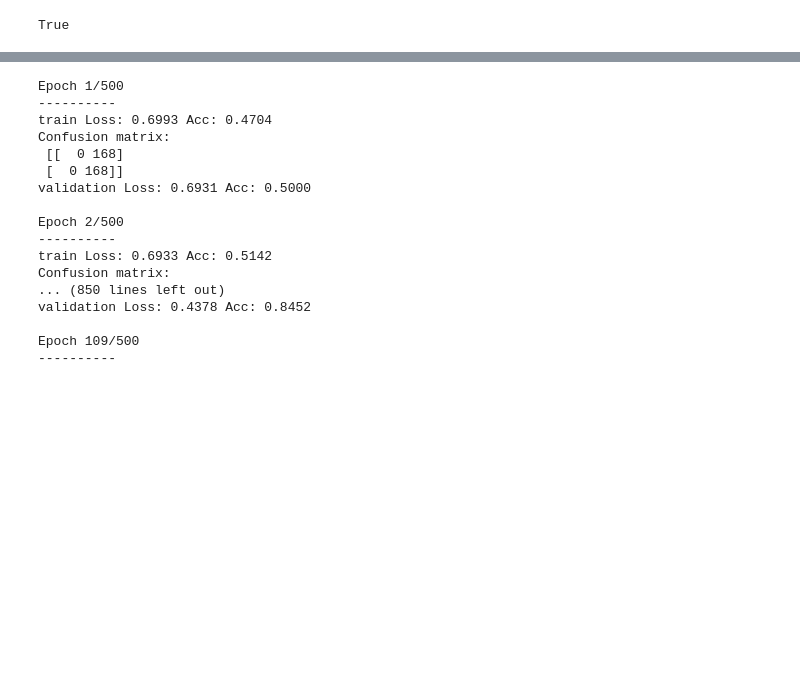
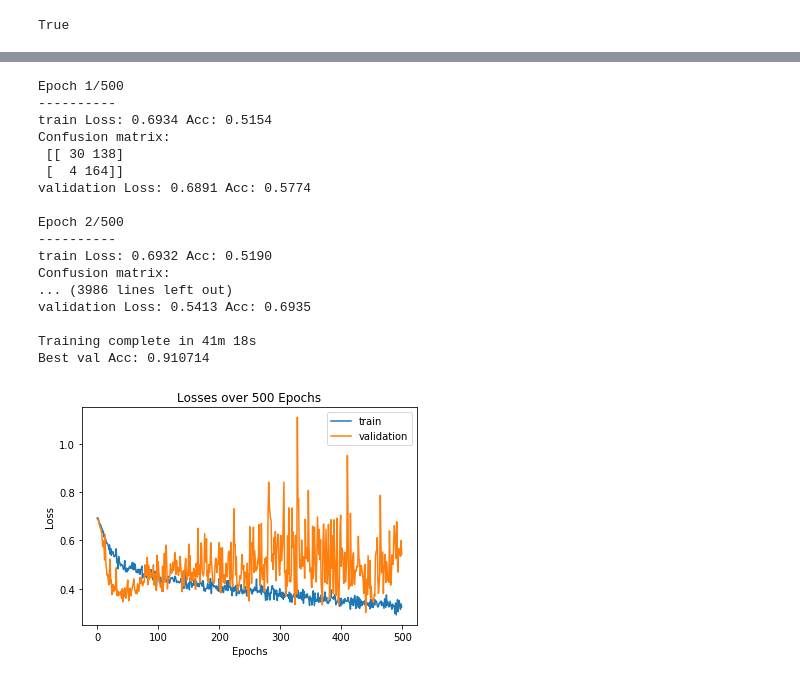
Before and after one commit to collectionslab/Omniscribe, a Jupyter notebook: experiments/cnn/notebooks/jq_model_aquarium-on-page-500ep.ipynb, the cells around one changed output, grey strips where cells are left out. Saved outputs shown, nothing was run; the diff lists cells and outputs as text; code cells hidden in the pictures; blank space fills up the shorter version.

Commit message:
trained model over 500 epoch

```diff
--- a/experiments/cnn/notebooks/jq_model_aquarium-on-page-500ep.ipynb
+++ b/experiments/cnn/notebooks/jq_model_aquarium-on-page-500ep.ipynb
@@ -265,6 +265,8 @@ class Net1(nn.Module):
 trainLosses = []
 valLosses = []
 
+trainAccs = []
+valAccs = []
 def train_model(model, criterion, optimizer, scheduler, num_epochs=25):
     since = time.time()
 
@@ -320,8 +322,10 @@ def train_model(model, criterion, optimizer, scheduler, num_epochs=25):
 
             if phase == 'train':
                 trainLosses.append(epoch_loss)
+                trainAccs.append(epoch_acc)
             elif phase == 'validation':
                 valLosses.append(epoch_loss)
+                valAccs.append(epoch_acc)
 
             if phase == 'validation':
                 print('Confusion matrix:\n', cm_posAndNeg.conf)
@@ -365,25 +369,34 @@ net1 = train_model(net1, criterion, optimizer, exp_lr_scheduler,
 # %% [output]
 Epoch 1/500
 ----------
-train Loss: 0.6993 Acc: 0.4704
+train Loss: 0.6934 Acc: 0.5154
 Confusion matrix:
- [[  0 168]
- [  0 168]]
-validation Loss: 0.6931 Acc: 0.5000
+ [[ 30 138]
+ [  4 164]]
+validation Loss: 0.6891 Acc: 0.5774
 
 Epoch 2/500
 ----------
-train Loss: 0.6933 Acc: 0.5142
+train Loss: 0.6932 Acc: 0.5190
 Confusion matrix:
-... (850 lines left out)
-validation Loss: 0.4378 Acc: 0.8452
+... (3986 lines left out)
+validation Loss: 0.5413 Acc: 0.6935
 
-Epoch 109/500
-----------
+Training complete in 41m 18s
+Best val Acc: 0.910714
 # %%
 plt.plot(trainLosses,label = "train")
 plt.plot(valLosses,label = "validation")
 plt.title("Losses over " + str(num_epochs) +  " Epochs")
 plt.ylabel('Loss')
+plt.xlabel("Epochs")
 plt.legend()
 plt.show()
+
+
+print("Average Training Loss: " + str(np.mean(trainLosses)))
+print("Average Validation Loss: " + str(np.mean(valLosses)))
+print("Average Training Accuracy: " + str(np.mean(trainAccs)))
+print("Average Validation Accuracy: " + str(np.mean(valAccs)))
+# %% [output]
+[figure, added]
```
Also changed, not shown: parts of 4 cells of this notebook.
